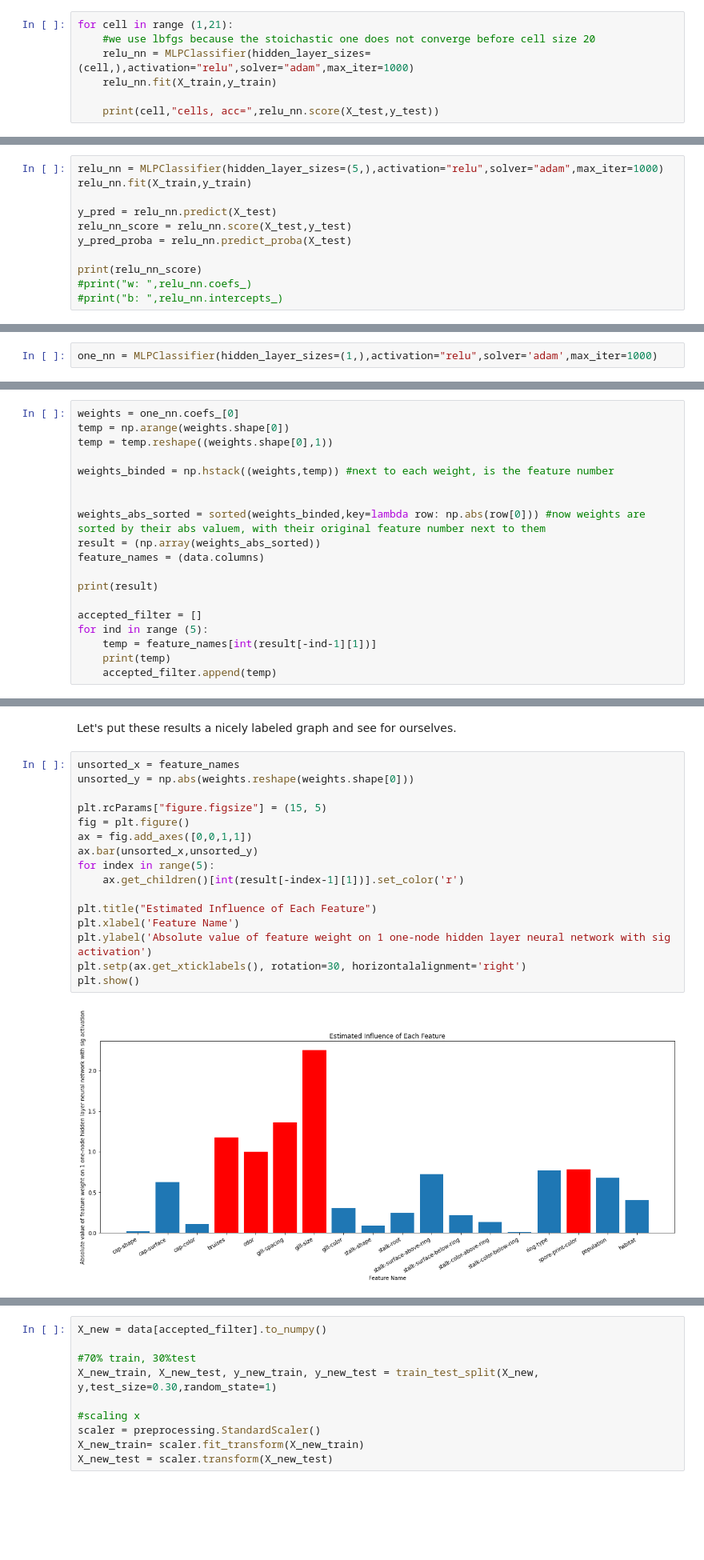
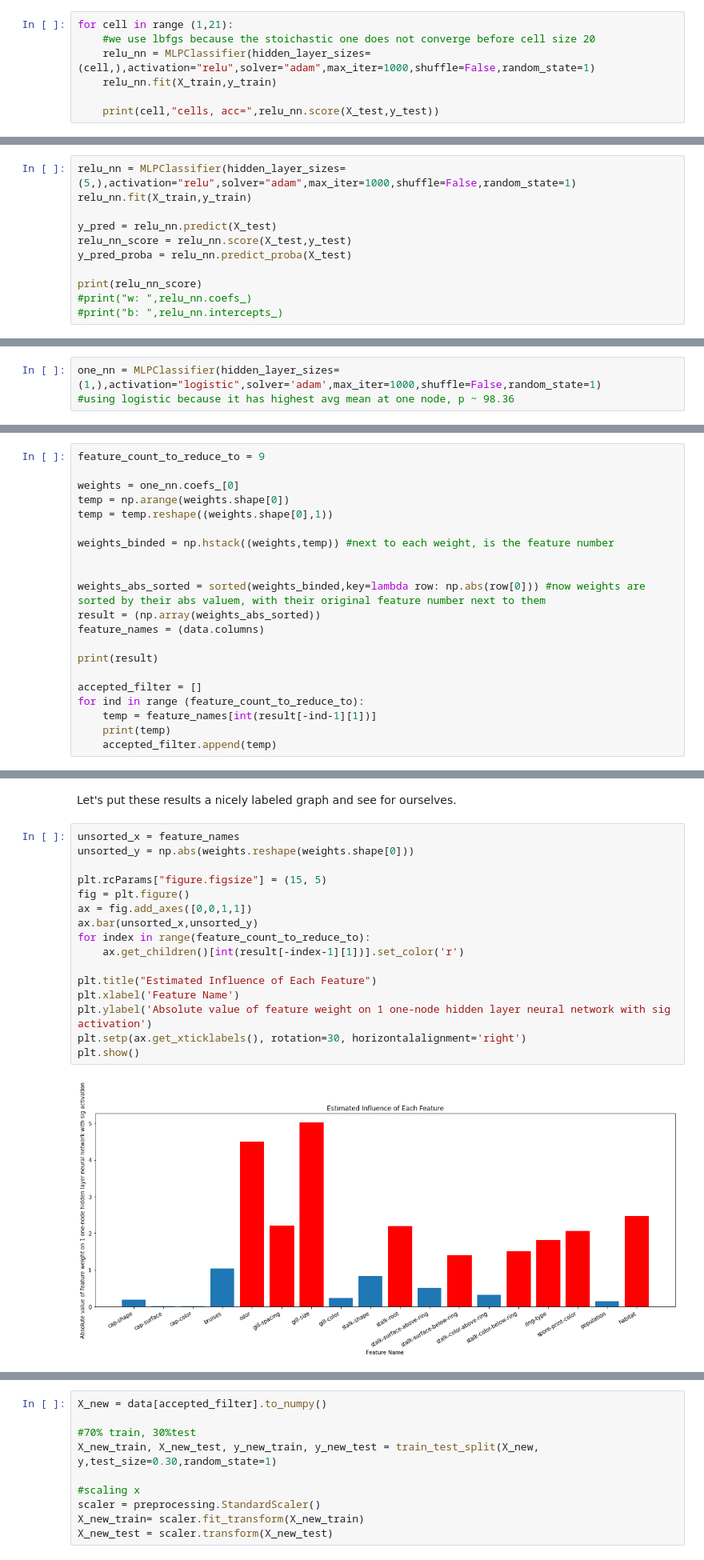
Before and after one commit to cynthiacheng1/ShroomAnalysis, a Jupyter notebook: Neural_Network.ipynb, the cells around one changed output, grey strips where cells are left out. Shown at 80% size. Saved outputs shown, nothing was run; the diff lists cells and outputs as text; blank space fills up the shorter version.

```diff
--- a/Neural_Network.ipynb
+++ b/Neural_Network.ipynb
@@ -219,7 +219,7 @@ Now we test for least nodes
 # %%
 for cell in range (1,21):
     #we use lbfgs because the stoichastic one does not converge before cell size 20
-    relu_nn = MLPClassifier(hidden_layer_sizes=(cell,),activation="relu",solver="adam",max_iter=1000)
+    relu_nn = MLPClassifier(hidden_layer_sizes=(cell,),activation="relu",solver="adam",max_iter=1000,shuffle=False,random_state=1)
     relu_nn.fit(X_train,y_train)
 
     print(cell,"cells, acc=",relu_nn.score(X_test,y_test))
@@ -249,7 +249,7 @@ for cell in range (1,21):
 
 Something worth noting is that more nodes does not neccessarily mean a higher accuracy.
 # %%
-relu_nn = MLPClassifier(hidden_layer_sizes=(5,),activation="relu",solver="adam",max_iter=1000)
+relu_nn = MLPClassifier(hidden_layer_sizes=(5,),activation="relu",solver="adam",max_iter=1000,shuffle=False,random_state=1)
 relu_nn.fit(X_train,y_train)
 
 y_pred = relu_nn.predict(X_test)
@@ -267,7 +267,8 @@ Since our data is linearly seperable, there is not much we can do in terms of op
 # %% [markdown]
 Our first, very naive approach will be to use one hidden layer with one node, this way we can get a very clear view of how much each input node contributes.
 # %%
-one_nn = MLPClassifier(hidden_layer_sizes=(1,),activation="relu",solver='adam',max_iter=1000)
+one_nn = MLPClassifier(hidden_layer_sizes=(1,),activation="logistic",solver='adam',max_iter=1000,shuffle=False,random_state=1)
+#using logistic because it has highest avg mean at one node, p ~ 98.36
 # %%
 one_nn.fit(X_train,y_train)
 
@@ -293,4 +284,6 @@ print(one_nn_score)
 # %%
+feature_count_to_reduce_to = 9
+
 weights = one_nn.coefs_[0]
 temp = np.arange(weights.shape[0])
 temp = temp.reshape((weights.shape[0],1))
@@ -305,7 +298,7 @@ feature_names = (data.columns)
 print(result)
 
 accepted_filter = []
-for ind in range (5):
+for ind in range (feature_count_to_reduce_to):
     temp = feature_names[int(result[-ind-1][1])]
     print(temp)
     accepted_filter.append(temp)
@@ -332,19 +325,19 @@ Let's put these results a nicely labeled graph and see for ourselves.
 # %%
 unsorted_x = feature_names
 unsorted_y = np.abs(weights.reshape(weights.shape[0]))
 
 plt.rcParams["figure.figsize"] = (15, 5)
 fig = plt.figure()
 ax = fig.add_axes([0,0,1,1])
 ax.bar(unsorted_x,unsorted_y)
-for index in range(5):
+for index in range(feature_count_to_reduce_to):
     ax.get_children()[int(result[-index-1][1])].set_color('r')
 
 plt.title("Estimated Influence of Each Feature")
 plt.xlabel('Feature Name')
 plt.ylabel('Absolute value of feature weight on 1 one-node hidden layer neural network with sig activation')
 plt.setp(ax.get_xticklabels(), rotation=30, horizontalalignment='right')
 plt.show()
 # %% [output]
-[figure, old version]
+[figure, new version]
 # %% [markdown]
```
Also changed, not shown: parts of 23 cells of this notebook.
